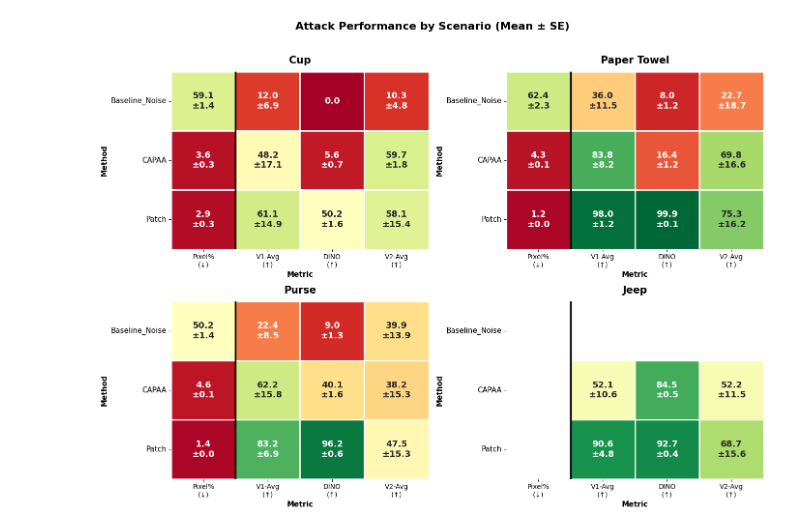
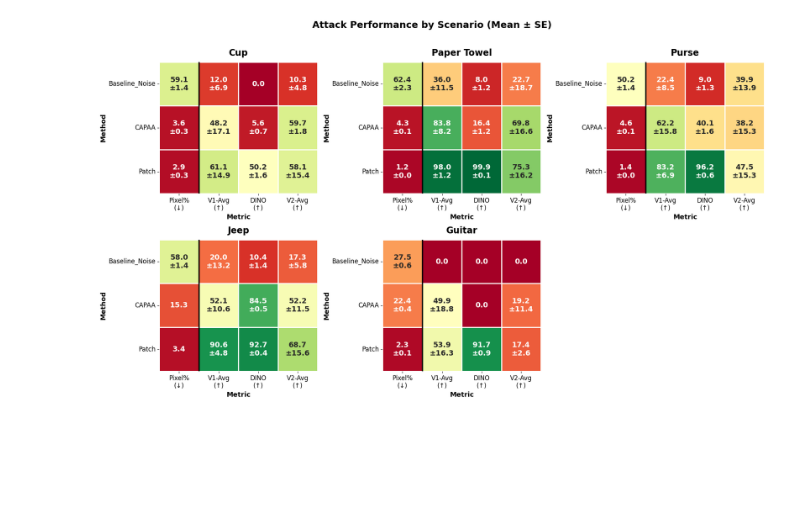
Before and after one commit to Dannynis/PhysicalAdverserialProj, a Jupyter notebook: all_experiments_analysis.ipynb, the cells around one changed output. Drawn from its saved outputs; the diff is of its cells as text; code cells hidden in the pictures; blank space fills up the shorter version.

```diff
--- a/all_experiments_analysis.ipynb
+++ b/all_experiments_analysis.ipynb
@@ -49,10 +49,19 @@ EXPERIMENTS = {
     },
     'jeep': {
         'main_folder': 'jeep_experiment_results_2025-12-28_18_09_06',
-        'baseline_noise_folder': None,
+        'baseline_noise_folder': 'experiment_results_2026-01-17_16_31_51',
+        'baseline_noise_base_path': r'C:\git\PhysicalAdverserialProj\paper_experiments',
         'forbidden_indices': [817, 705, 609, 586, 436, 627, 468, 621, 803, 407, 408, 751, 717, 866, 661, 864],
         'forbidden_classes': get_class_names([817, 705, 609, 586, 436, 627, 468, 621, 803, 407, 408, 751, 717, 866, 661, 864]),
-        'no_baseline': True
+        # Hardcoded pixel change values (no pixel_change_analysis.csv for old experiment)
+        'hardcoded_pixel': {'CAPAA': 15.3, 'Patch': 3.4}
+    },
+    'guitar': {
+        'main_folder': 'experiment_results_2026-01-16_00_03_32',
+        'base_path': r'C:\git\PhysicalAdverserialProj\paper_experiments',
+        'baseline_noise_folder': None,
+        'forbidden_indices': [420, 402, 546, 889],
+        'forbidden_classes': get_class_names([420, 402, 546, 889])
     }
 }
 
@@ -60,6 +69,6 @@ print(f"Experiments to analyze: {list(EXPERIMENTS.keys())}")
 print(f"V1 Models (Seen): {V1_MODELS}")
 print(f"V2 Models (Unseen): {V2_MODELS}")
 print(f"\nForbidden classes (from torchvision metadata):")
-for exp, cfg in EXPERIMENTS.items():
-    print(f"  {exp}: {cfg['forbidden_classes']}")
+
+for exp, cfg in EXPERIMENTS.items():    print(f"  {exp}: {cfg['forbidden_classes']}")
 # %% [output]
@@ -474,4 +499,9 @@ Cup & Baseline_Noise & 59.1$\pm$1.4 & 12.0$\pm$6.9 & 0.0 & 10.3$\pm$4.8 \\
 # %%
+# Create output directory for paper figures (SVG format)
+PAPER_FIGURES_PATH = os.path.join(BASE_PATH, 'paper_figures')
+os.makedirs(PAPER_FIGURES_PATH, exist_ok=True)
+print(f"Paper figures will be saved to: {PAPER_FIGURES_PATH}")
+
 # Grouped bar chart: All methods across all setups with confidence intervals
 fig, axes = plt.subplots(2, 2, figsize=(16, 12))
 axes = axes.flatten()
@@ -486,7 +516,7 @@ metric_colors = {
     'Patch': '#27ae60'            # Green
 }
 
-experiments_order = ['cup', 'paper_towel', 'purse', 'jeep']
+experiments_order = ['cup', 'paper_towel', 'purse', 'jeep', 'guitar']
 methods_order = ['Baseline_Noise', 'CAPAA', 'Patch']
 
 for idx, (metric, se_col, title) in enumerate(zip(metrics, se_cols, metric_titles)):
@@ -532,14 +562,15 @@ for idx, (metric, se_col, title) in enumerate(zip(metrics, se_cols, metric_title
             se = se_by_method[method][j]
             if height > 0:
                 ax.text(bar.get_x() + bar.get_width()/2, height + se + 1,
-                       f'{height:.1f}', ha='center', va='bottom', fontsize=8, rotation=0)
+                       f'{height:.1f}', ha='center', va='bottom', fontsize=11, rotation=0)
 
-    ax.set_xlabel('Experiment', fontweight='bold', fontsize=11)
-    ax.set_ylabel(metric, fontweight='bold', fontsize=11)
-    ax.set_title(title, fontsize=13, fontweight='bold', pad=10)
+    ax.set_xlabel('Experiment', fontweight='bold', fontsize=14)
+    ax.set_ylabel(metric, fontweight='bold', fontsize=14)
+    ax.set_title(title, fontsize=16, fontweight='bold', pad=12)
     ax.set_xticks(x)
-    ax.set_xticklabels(exp_labels)
-    ax.legend(loc='upper right', fontsize=9)
+    ax.set_xticklabels(exp_labels, fontsize=12, fontweight='bold')
+    ax.tick_params(axis='y', labelsize=12)
+    ax.legend(loc='upper right', fontsize=11)
     ax.grid(axis='y', alpha=0.3, linestyle='--')
 
     # Set y-axis limit
@@ -547,21 +578,24 @@ for idx, (metric, se_col, title) in enumerate(zip(metrics, se_cols, metric_title
         ax.set_ylim(0, 70)
         # Add annotation for "lower is better"
         ax.annotate('↓ Lower is better', xy=(0.02, 0.95), xycoords='axes fraction',
-                   fontsize=9, color='green', fontweight='bold')
+                   fontsize=11, color='green', fontweight='bold')
     else:
         ax.set_ylim(0, 120)
         # Add annotation for "higher is better"
         ax.annotate('↑ Higher is better', xy=(0.02, 0.95), xycoords='axes fraction',
-                   fontsize=9, color='green', fontweight='bold')
+                   fontsize=11, color='green', fontweight='bold')
 
-plt.suptitle('All Methods Comparison Across All Experiments (Mean ± SE)', fontsize=16, fontweight='bold', y=1.01)
+plt.suptitle('All Methods Comparison Across All Experiments (Mean ± SE)', fontsize=18, fontweight='bold', y=1.01)
 plt.tight_layout()
+# Save as both PNG and SVG
 plt.savefig(os.path.join(BASE_PATH, 'all_methods_comparison.png'), dpi=150, bbox_inches='tight')
+plt.savefig(os.path.join(PAPER_FIGURES_PATH, 'all_methods_comparison.svg'), format='svg', bbox_inches='tight')
 plt.show()
 
 print(f"\nChart saved to: {os.path.join(BASE_PATH, 'all_methods_comparison.png')}")
+print(f"SVG saved to: {os.path.join(PAPER_FIGURES_PATH, 'all_methods_comparison.svg')}")
 
-# Create 2x2 grid of heatmaps - one per SCENARIO (experiment)
+# Create 2x3 grid of heatmaps - one per SCENARIO (experiment)
 # Each table: rows=methods, columns=metrics (Pixel%, V1-Avg, DINO, V2-Avg)
 print("\n" + "="*100)
 print("COLORFUL SUMMARY TABLES: One Table Per Scenario")
@@ -572,10 +606,10 @@ summary_se_cols = ['Pixel_SE', 'V1-Avg_SE', 'DINO_SE', 'V2-Avg_SE']
 metric_col_labels = ['Pixel%\n(↓)', 'V1-Avg\n(↑)', 'DINO\n(↑)', 'V2-Avg\n(↑)']
 method_labels = ['Baseline_Noise', 'CAPAA', 'Patch']
 
-fig, axes = plt.subplots(2, 2, figsize=(14, 10))
+fig, axes = plt.subplots(2, 3, figsize=(18, 10))
 axes = axes.flatten()
 
-exp_titles = {'cup': 'Cup', 'paper_towel': 'Paper Towel', 'purse': 'Purse', 'jeep': 'Jeep'}
+exp_titles = {'cup': 'Cup', 'paper_towel': 'Paper Towel', 'purse': 'Purse', 'jeep': 'Jeep', 'guitar': 'Guitar'}
 
 for idx, exp_name in enumerate(experiments_order):
     ax = axes[idx]
@@ -625,27 +659,33 @@ for idx, exp_name in enumerate(experiments_order):
                 center=50, vmin=0, vmax=100,
                 linewidths=2, linecolor='white',
                 cbar=False,
-                annot_kws={'size': 13, 'weight': 'bold'},
+                annot_kws={'size': 14, 'weight': 'bold'},
                 ax=ax)
 
-    # Title with experiment name
-    ax.set_title(f'{exp_titles[exp_name]}', fontsize=15, fontweight='bold', pad=12)
-    ax.set_xlabel('Metric', fontsize=11, fontweight='bold')
-    ax.set_ylabel('Method', fontsize=11, fontweight='bold')
+    # Title with experiment name (INCREASED FONT SIZE)
+    ax.set_title(f'{exp_titles[exp_name]}', fontsize=17, fontweight='bold', pad=12)
+    ax.set_xlabel('Metric', fontsize=13, fontweight='bold')
+    ax.set_ylabel('Method', fontsize=13, fontweight='bold')
 
-    ax.tick_params(axis='x', rotation=0, labelsize=10)
-    ax.tick_params(axis='y', rotation=0, labelsize=11)
+    ax.tick_params(axis='x', rotation=0, labelsize=12)
+    ax.tick_params(axis='y', rotation=0, labelsize=12)
 
     # Add vertical line after Pixel% to separate it (since lower is better for Pixel%)
     ax.axvline(x=1, color='black', linewidth=2.5)
 
+# Hide any unused subplots (e.g., 6th subplot in 2x3 grid with 5 experiments)
+for idx in range(len(experiments_order), len(axes)):
+    axes[idx].axis('off')
+
 plt.suptitle('Attack Performance by Scenario (Mean ± SE)',
-             fontsize=16, fontweight='bold', y=1.02)
+             fontsize=18, fontweight='bold', y=1.02)
 plt.tight_layout()
 plt.savefig(os.path.join(BASE_PATH, 'summary_by_scenario.png'), dpi=150, bbox_inches='tight')
+plt.savefig(os.path.join(PAPER_FIGURES_PATH, 'summary_by_scenario.svg'), format='svg', bbox_inches='tight')
 plt.show()
 
 print(f"\nScenario tables saved to: {os.path.join(BASE_PATH, 'summary_by_scenario.png')}")
+print(f"SVG saved to: {os.path.join(PAPER_FIGURES_PATH, 'summary_by_scenario.svg')}")
 
 # Generate LaTeX table in the requested format
 print("\n" + "="*100)
@@ -654,8 +694,8 @@ print("="*100)
 
 # Mapping: Baseline_Noise -> Baseline, CAPAA -> CAPAA, Patch -> Ours
 method_mapping = {'Baseline_Noise': 'Baseline', 'CAPAA': 'CAPAA', 'Patch': 'Ours'}
-# Experiments order for the table: Jeep, Paper Towel, Cup in first row; Ball (skip), Purse, Total in second row
-table_experiments = ['jeep', 'paper_towel', 'cup', 'purse']
+# Experiments order for the table: Jeep, Paper Towel, Cup in first row; Guitar, Purse, Total in second row
+table_experiments = ['jeep', 'paper_towel', 'cup', 'purse', 'guitar']
 
 def get_latex_val(exp_name, method, metric, se_col):
     """Get formatted value ± SE for LaTeX"""
@@ -729,17 +769,21 @@ for method, label in [('Baseline_Noise', 'Baseline'), ('CAPAA', 'CAPAA'), ('Patc
     latex_table += row
 
 # Second part of table
-latex_table += r""" & \multicolumn{4}{|c|}{Ball} & \multicolumn{4}{|c|}{Purse} & \multicolumn{4}{|c|}{Total} \\
+latex_table += r""" & \multicolumn{4}{|c|}{Guitar} & \multicolumn{4}{|c|}{Purse} & \multicolumn{4}{|c|}{Total} \\
 \hline
  & Seen & DINO & Unseen & Pixels & Seen & DINO & Unseen & Pixels & Seen & DINO & Unseen & Pixels \\
 \hline
 """
 
-# Row 2: Ball (empty), Purse, Total
+# Row 2: Guitar, Purse, Total
 for method, label in [('Baseline_Noise', 'Baseline'), ('CAPAA', 'CAPAA'), ('Patch', 'Ours')]:
     row = f"{label}"
-    # Ball - empty
-    row += "&&&&"
+    # Guitar
+    seen = get_latex_val('guitar', method, 'V1-Avg', 'V1-Avg_SE')
+    dino = get_latex_val('guitar', method, 'DINO', 'DINO_SE')
+    unseen = get_latex_val('guitar', method, 'V2-Avg', 'V2-Avg_SE')
+    pixels = get_latex_val('guitar', method, 'Pixel%', 'Pixel_SE')
+    row += f"&{seen}&{dino}&{unseen}&{pixels}"
     # Purse
     seen = get_latex_val('purse', method, 'V1-Avg', 'V1-Avg_SE')
     dino = get_latex_val('purse', method, 'DINO', 'DINO_SE')
@@ -765 +811 @@ COLORFUL SUMMARY TABLES: One Table Per Scenario
-[figure, old version]
+[figure, new version]
```
Also changed, not shown: parts of 12 cells of this notebook, 14 other files.
